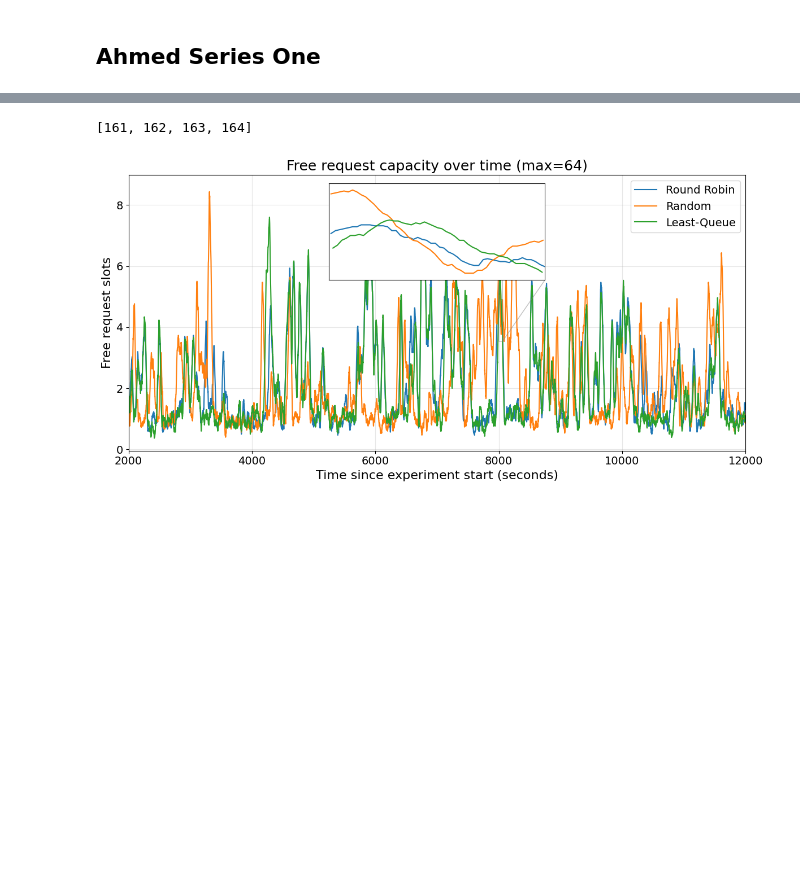
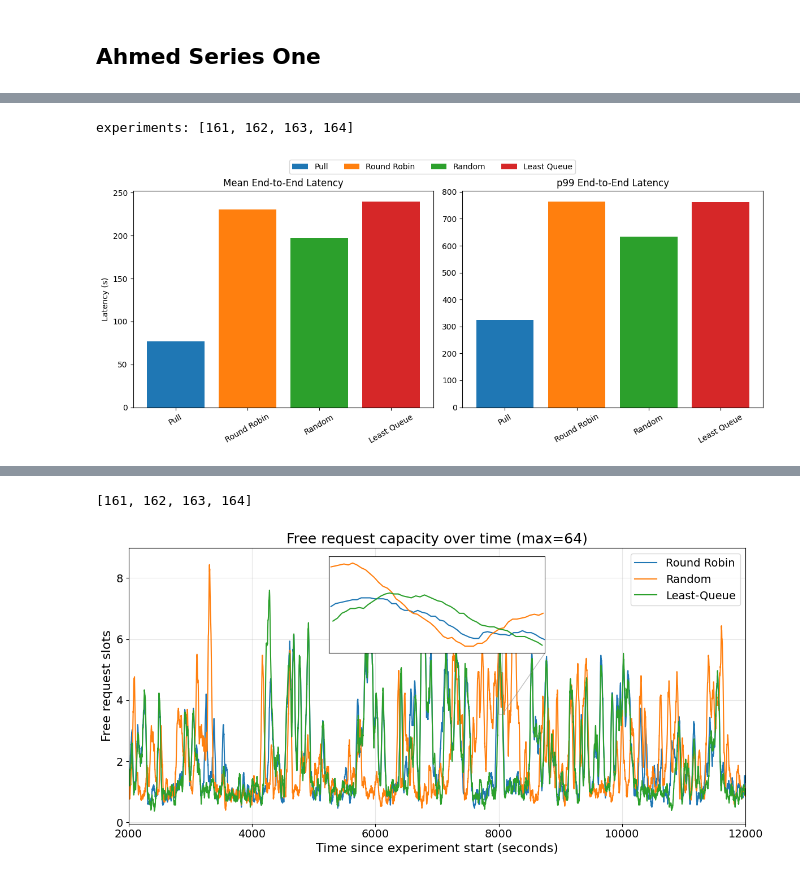
Before and after one commit to immengzi/LLM-LA, a Jupyter notebook: microservice/analysis-extra.ipynb, the cells around one changed output, grey strips where cells are left out. Saved outputs shown, nothing was run; the diff lists cells and outputs as text; code cells hidden in the pictures; blank space fills up the shorter version.

```diff
--- a/microservice/analysis-extra.ipynb
+++ b/microservice/analysis-extra.ipynb
@@ -111,0 +118,75 @@ plt.savefig("figures/free_request_capacity_with_inset.png", dpi=300, bbox_inches
+# %%
+from experiment_analysis import load_experiment_latencies
+import matplotlib.pyplot as plt
+import os
+
+# ---- choose experiments ----
+series_ids = [40]
+experiments = experiments_from_series(series_ids)
+print("experiments:", experiments)
+
+# ---- method names (in returned order) ----
+name_order = ["Pull", "Round Robin", "Random", "Least Queue"]
+
+exp_name = {}
+for i, exp_id in enumerate(experiments):
+    if i < len(name_order):
+        exp_name[exp_id] = name_order[i]
+    else:
+        exp_name[exp_id] = f"exp{exp_id}"
+
+metric = "end_to_end_s"
+
+means = []
+p99s = []
+labels = []
+
+for exp_id in experiments:
+    df = load_experiment_latencies(exp_id=exp_id)
+
+    means.append(df[metric].mean())
+    p99s.append(df[metric].quantile(0.99))
+    labels.append(exp_name[exp_id])
+
+# ---- consistent colors per method ----
+color_map = {
+    "Pull": "tab:blue",
+    "Round Robin": "tab:orange",
+    "Random": "tab:green",
+    "Least Queue": "tab:red",
+}
+
+colors = [color_map.get(label, "gray") for label in labels]
+
+# ---- Two subplots side by side ----
+fig, axes = plt.subplots(1, 2, figsize=(12, 5))
+
+# Mean
+bars0 = axes[0].bar(labels, means, color=colors)
+axes[0].set_title("Mean End-to-End Latency")
+axes[0].set_ylabel("Latency (s)")
+axes[0].tick_params(axis='x', rotation=30)
+
+# p99
+bars1 = axes[1].bar(labels, p99s, color=colors)
+axes[1].set_title("p99 End-to-End Latency")
+axes[1].tick_params(axis='x', rotation=30)
+
+# ---- legend on top (shared) ----
+fig.legend(
+    bars0,
+    labels,
+    loc="upper center",
+    ncol=len(labels),
+    bbox_to_anchor=(0.5, 1.05)
+)
+
+plt.tight_layout()
+
+os.makedirs("figures", exist_ok=True)
+plt.savefig("figures/latency_mean_p99.png", dpi=300, bbox_inches="tight")
+
+plt.show()
+# %% [output]
+experiments: [161, 162, 163, 164]
+[figure, added]
```
Also changed, not shown: parts of 5 cells of this notebook, 34 other files.
